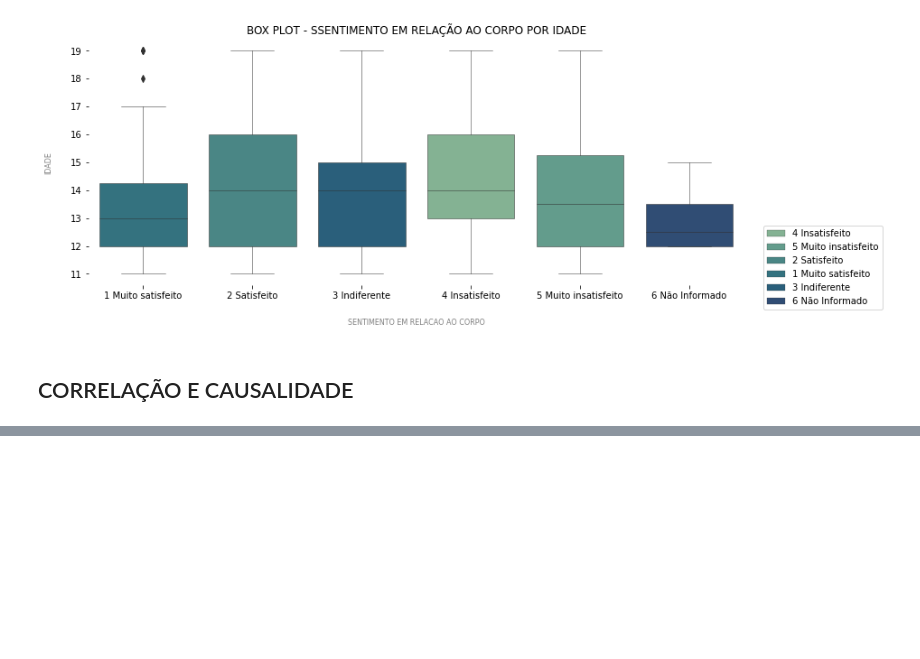
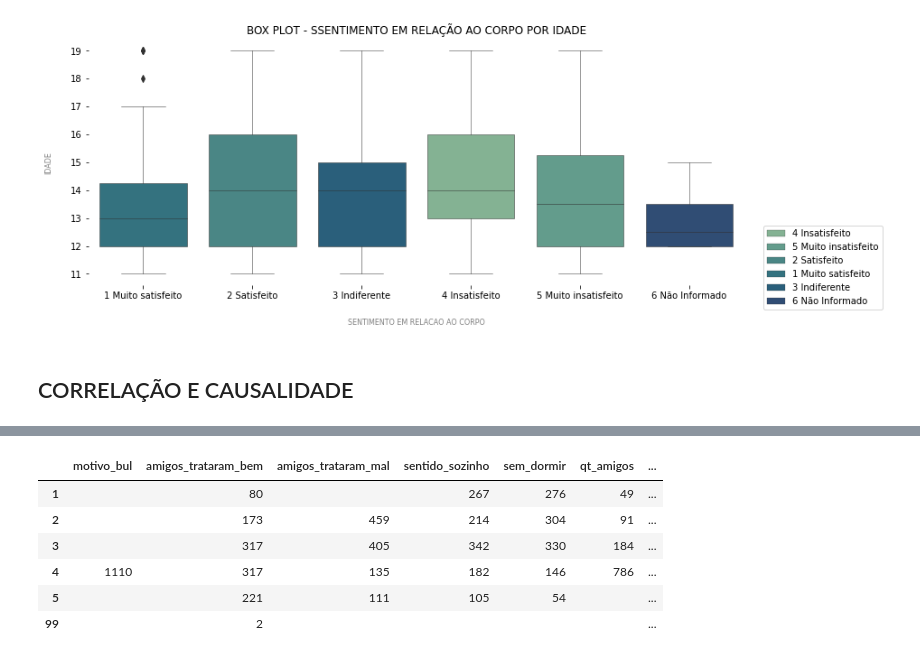
Before and after one commit to daianeklein/bootcamp-Alura, a Jupyter notebook: Desafio-Modulo3.ipynb, the cells around one changed output, grey strips where cells are left out. Saved outputs shown, nothing was run; the diff lists cells and outputs as text; code cells hidden in the pictures; blank space fills up the shorter version.

```diff
--- a/Desafio-Modulo3.ipynb
+++ b/Desafio-Modulo3.ipynb
@@ -398,0 +430,22 @@ sns.heatmap(correlacao, annot=True)
+# %%
+# Visualizando se as respostas são ordinais (é possível classificá-las? ex: meses do ano)
+tabela = c.copy()
+
+# Contando e agrupando
+tabela = tabela.apply(pd.Series.value_counts)
+
+# Alterando o tipo de dado para object e os valores nuloes (nan) para a palavra 'None'
+tabela = tabela.astype(object).replace(np.nan, 'None')
+
+# Substituindo a palavra 'None' para vazio (a fim de facilitar a visualização)
+tabela = tabela.replace('None', '')
+
+tabela
+# %% [output]
+|  | motivo_bul | amigos_trataram_bem | amigos_trataram_mal | sentido_sozinho | sem_dormir | qt_amigos | ... |
+| 1 |  | 80 |  | 267 | 276 | 49 | ... |
+| 2 |  | 173 | 459 | 214 | 304 | 91 | ... |
+| 3 |  | 317 | 405 | 342 | 330 | 184 | ... |
+| 4 | 1110 | 317 | 135 | 182 | 146 | 786 | ... |
+| 5 |  | 221 | 111 | 105 | 54 |  | ... |
+| 99 |  | 2 |  |  |  |  | ... |
```
Also changed, not shown: parts of 10 cells of this notebook.
